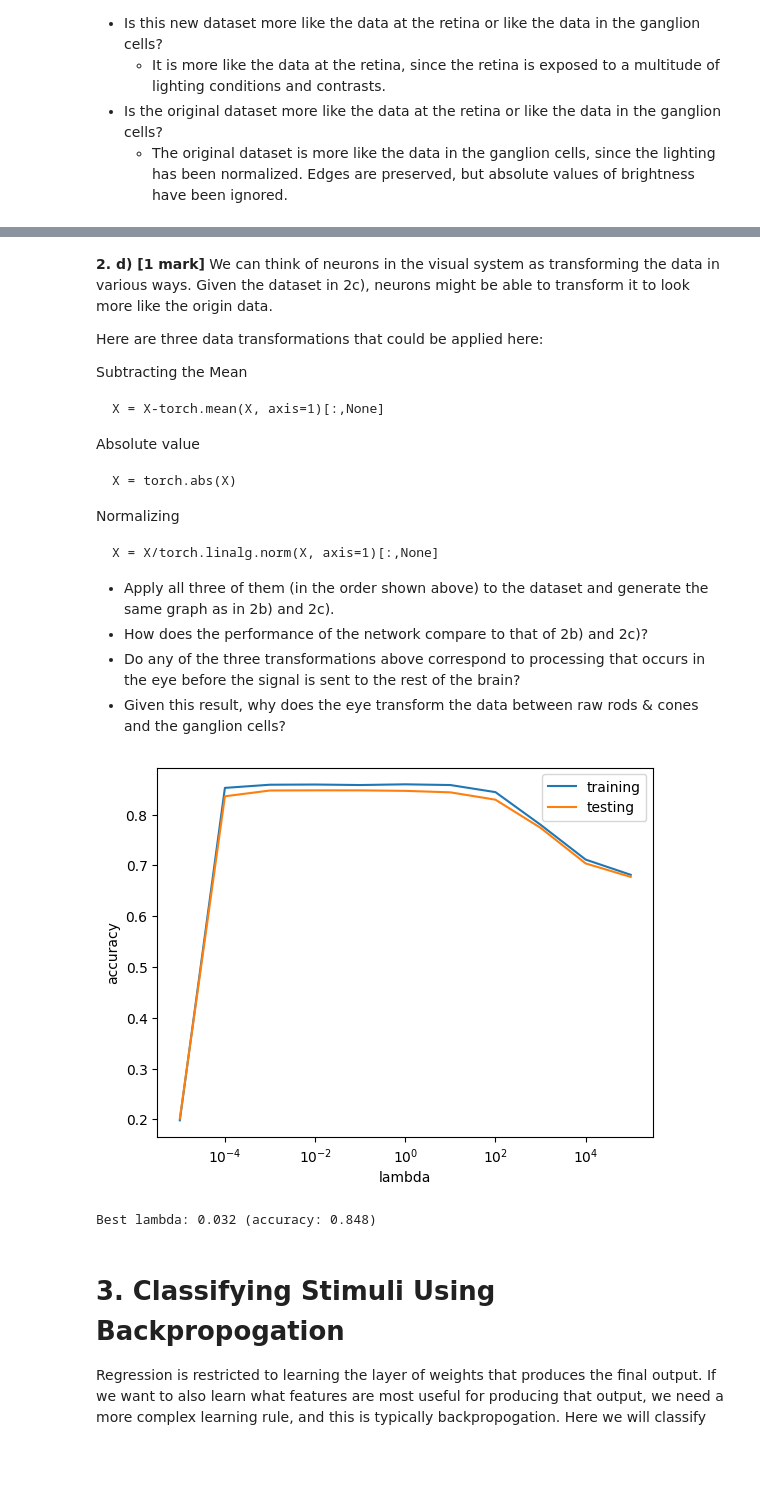
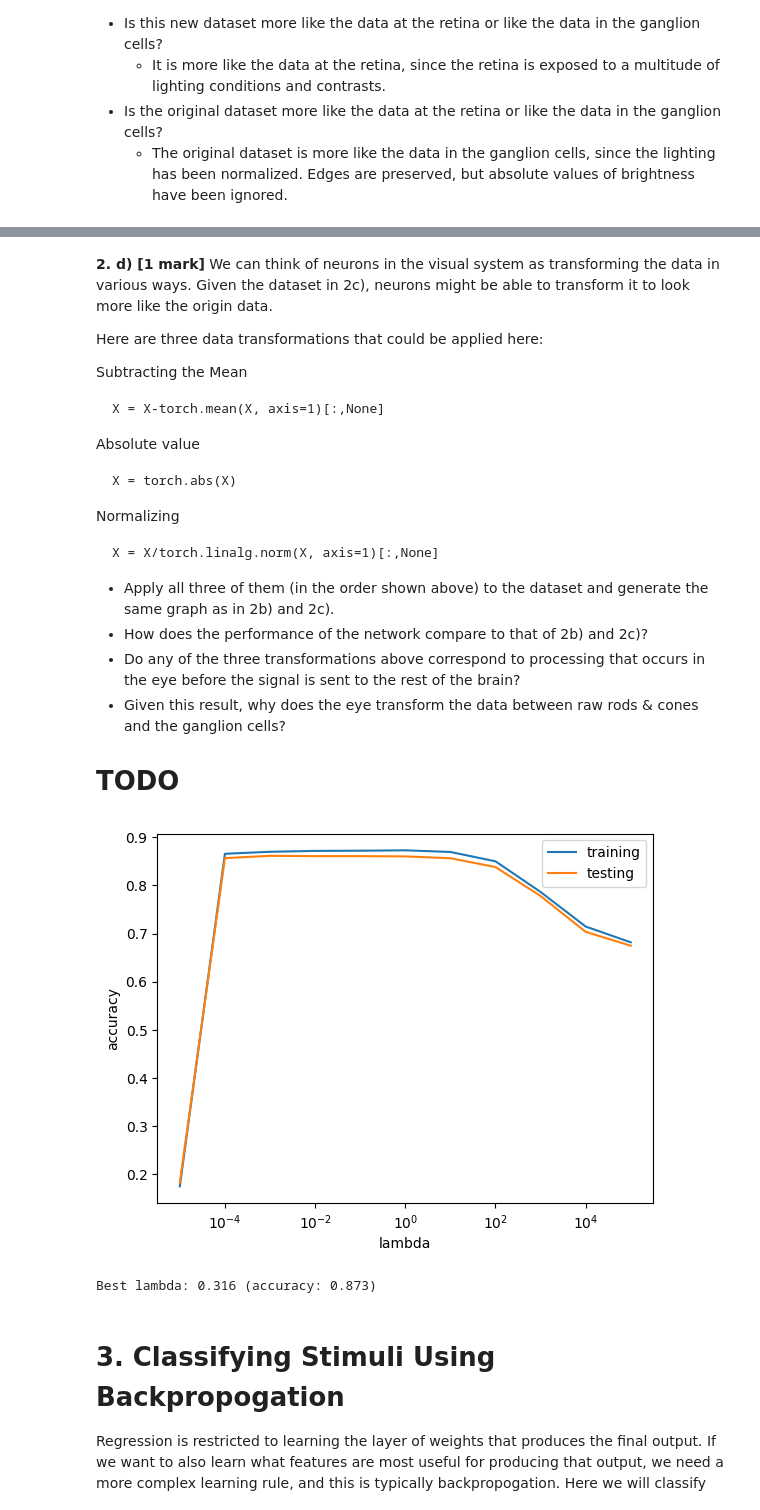
Before and after one commit to draymond63/syde-552, a Jupyter notebook: assignment2.ipynb, the cells around one changed output, grey strips where cells are left out. Drawn from its saved outputs; the diff is of its cells as text; code cells hidden in the pictures; blank space fills up the shorter version.

```diff
--- a/assignment2.ipynb
+++ b/assignment2.ipynb
@@ -234,17 +234,19 @@ X = X/torch.linalg.norm(X, axis=1)[:,None]
 - How does the performance of the network compare to that of 2b) and 2c)?
 - Do any of the three transformations above correspond to processing that occurs in the eye before the signal is sent to the rest of the brain?
 - Given this result, why does the eye transform the data between raw rods & cones and the ganglion cells?
+
+# TODO
 # %%
-X = X-torch.mean(X, axis=1)[:,None]
+X -= torch.mean(X, axis=1)[:,None]
 X = torch.abs(X)
-X = X/torch.linalg.norm(X, axis=1)[:,None]
+X /= torch.linalg.norm(X, axis=1)[:,None]
 
 training, testing = plot_lambda_accuracies(X, T)
-best_lambda = lambdas[np.argmax(testing)]
-print(f'Best lambda: {best_lambda:.3f} (accuracy: {max(testing):.3f})')
+best_lambda = lambdas[np.argmax(training)]
+print(f'Best lambda: {best_lambda:.3f} (accuracy: {max(training):.3f})')
 # %% [output]
-[figure, old version]
+[figure, new version]
-Best lambda: 0.032 (accuracy: 0.848)
+Best lambda: 0.316 (accuracy: 0.873)
 # %% [markdown]
 # 3. Classifying Stimuli Using Backpropogation
 
```
Also changed, not shown: parts of 12 cells of this notebook.
